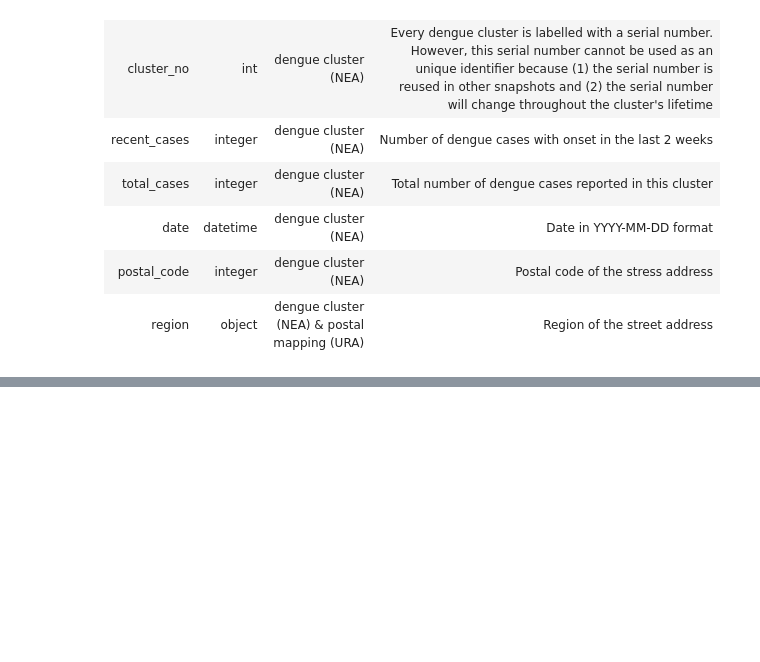
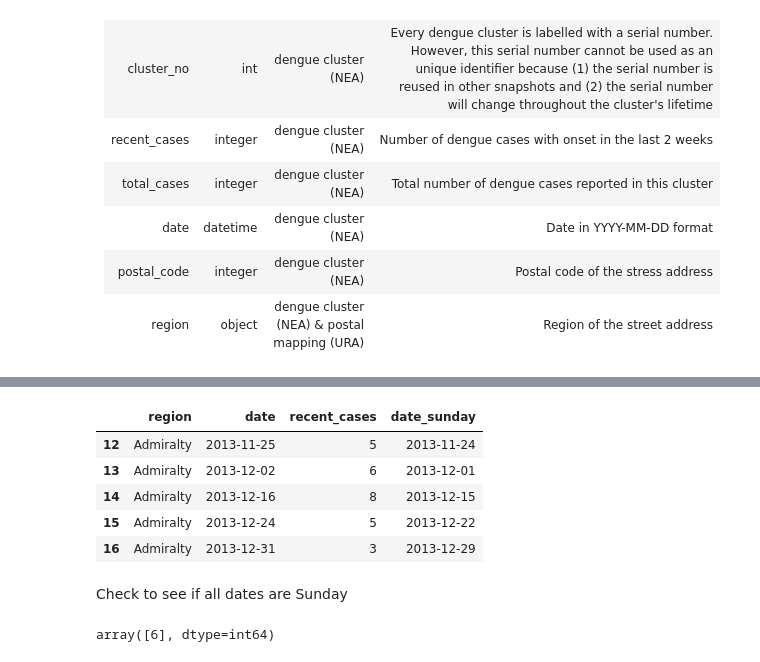
Before and after one commit to kyzeong/Singapore-Dengue-Case-Prediction, a Jupyter notebook: Code/dengue_cases_cleaning.ipynb, the cells around one changed output, grey strips where cells are left out. Cells and saved outputs as stored; diff of their text form; code cells hidden in the pictures; blank space fills up the shorter version.

```diff
--- a/Code/dengue_cases_cleaning.ipynb
+++ b/Code/dengue_cases_cleaning.ipynb
@@ -374,0 +389,2 @@ res_df.head()
+# %%
+res_df2 = res_df[res_df['recent_cases'] > 0]
@@ -374,0 +401,7 @@ res_df.head()
+# %%
+import datetime
+def datetime_to_next_sunday(row):
+    if row.weekday() <= 2: # if date is mon/tue/wed, turn date into previous sun
+        return row - datetime.timedelta(days=row.weekday()+1)
+    else: # if date is thu/fri/sat, turn date into next sun
+        return row + datetime.timedelta(days=6-row.weekday())
@@ -374,0 +416,15 @@ res_df.head()
+# %%
+res_df2.head()
+# %% [output]
+|  | region | date | recent_cases | date_sunday |
+| 12 | Admiralty | 2013-11-25 | 5 | 2013-11-24 |
+| 13 | Admiralty | 2013-12-02 | 6 | 2013-12-01 |
+| 14 | Admiralty | 2013-12-16 | 8 | 2013-12-15 |
+| 15 | Admiralty | 2013-12-24 | 5 | 2013-12-22 |
+| 16 | Admiralty | 2013-12-31 | 3 | 2013-12-29 |
+# %% [markdown]
+Check to see if all dates are Sunday
+# %%
+res_df2['date_sunday'].apply(lambda x: x.weekday()).unique()
+# %% [output]
+array([6], dtype=int64)
```
Also changed, not shown: parts of 10 cells of this notebook, 1 other file.
